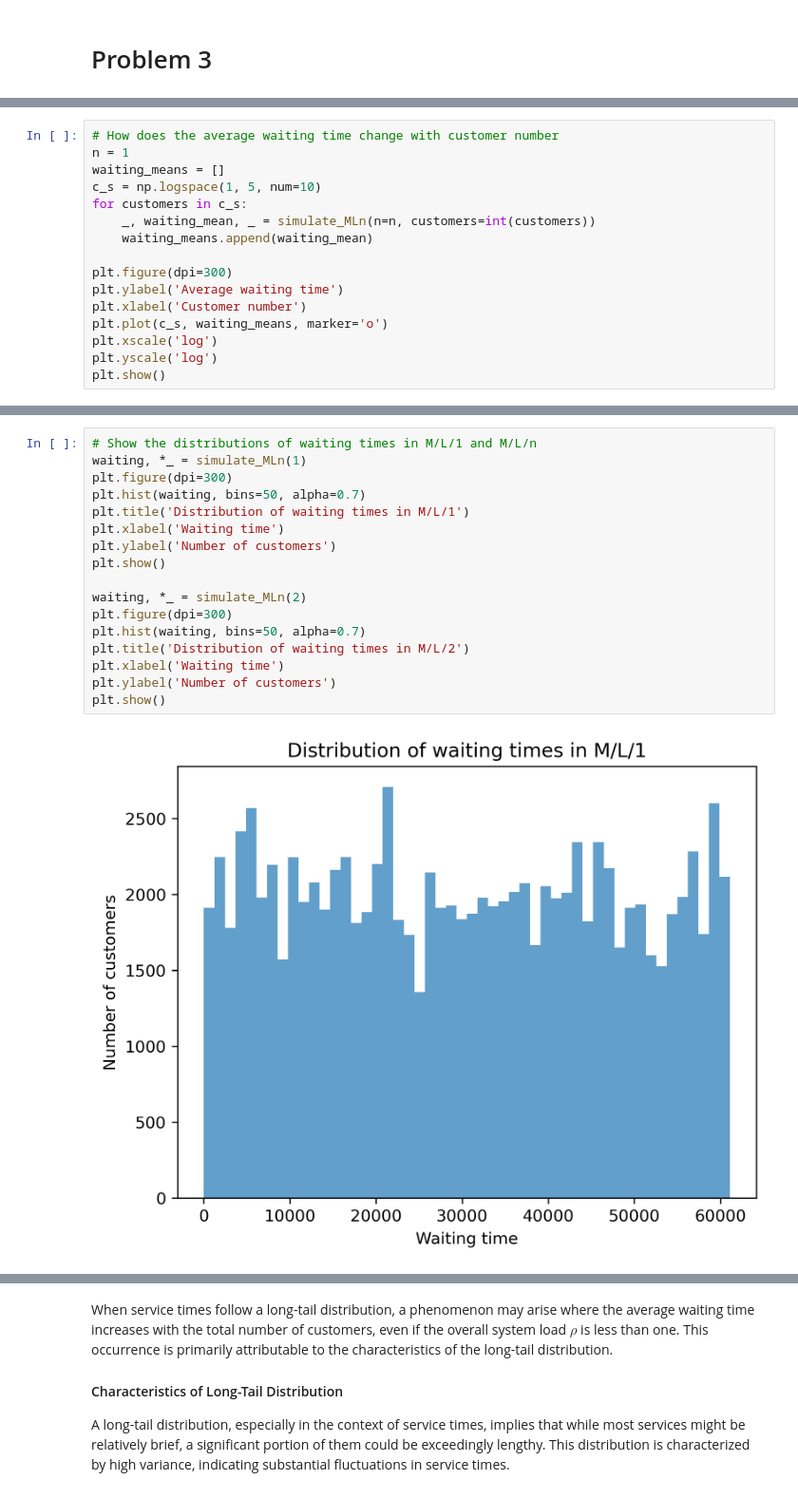
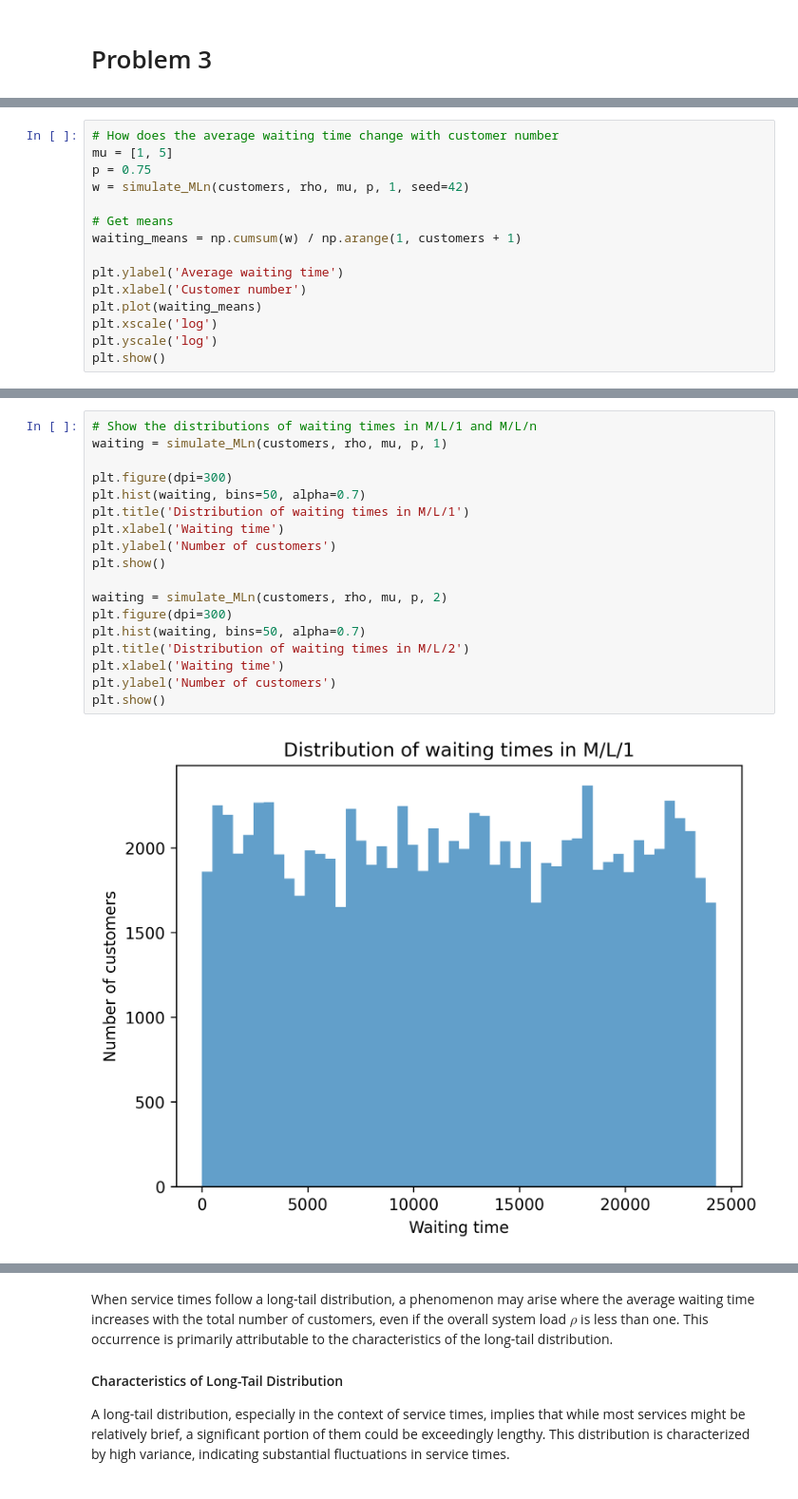
Before and after one commit to Asewlal01/WaitTimeExplorer, a Jupyter notebook: main.ipynb, the cells around one changed output, grey strips where cells are left out. Shown at 95% size. Saved outputs shown, nothing was run; the diff lists cells and outputs as text.

```diff
--- a/main.ipynb
+++ b/main.ipynb
@@ -67,16 +57,15 @@ Average waiting time: 1.0090619436383061 +- 0.002396913407683797
 # %%
 # How does the average waiting time change with customer number
-n = 1
-waiting_means = []
-c_s = np.logspace(1, 5, num=10)
-for customers in c_s:
-    _, waiting_mean, _ = simulate_MLn(n=n, customers=int(customers))
-    waiting_means.append(waiting_mean)
+mu = [1, 5]
+p = 0.75
+w = simulate_MLn(customers, rho, mu, p, 1, seed=42)
 
-plt.figure(dpi=300)
+# Get means
+waiting_means = np.cumsum(w) / np.arange(1, customers + 1)
+
 plt.ylabel('Average waiting time')
 plt.xlabel('Customer number')
-plt.plot(c_s, waiting_means, marker='o')
+plt.plot(waiting_means)
 plt.xscale('log')
 plt.yscale('log')
 plt.show()
@@ -85,19 +74,20 @@ plt.show()
 # %%
 # Show the distributions of waiting times in M/L/1 and M/L/n
-waiting, *_ = simulate_MLn(1)
+waiting = simulate_MLn(customers, rho, mu, p, 1)
+
 plt.figure(dpi=300)
 plt.hist(waiting, bins=50, alpha=0.7)
 plt.title('Distribution of waiting times in M/L/1')
 plt.xlabel('Waiting time')
 plt.ylabel('Number of customers')
 plt.show()
 
-waiting, *_ = simulate_MLn(2)
+waiting = simulate_MLn(customers, rho, mu, p, 2)
 plt.figure(dpi=300)
 plt.hist(waiting, bins=50, alpha=0.7)
 plt.title('Distribution of waiting times in M/L/2')
 plt.xlabel('Waiting time')
 plt.ylabel('Number of customers')
 plt.show()
 # %% [output]
-[figure, old version]
+[figure, new version]
```
Also changed, not shown: parts of 8 cells of this notebook.
